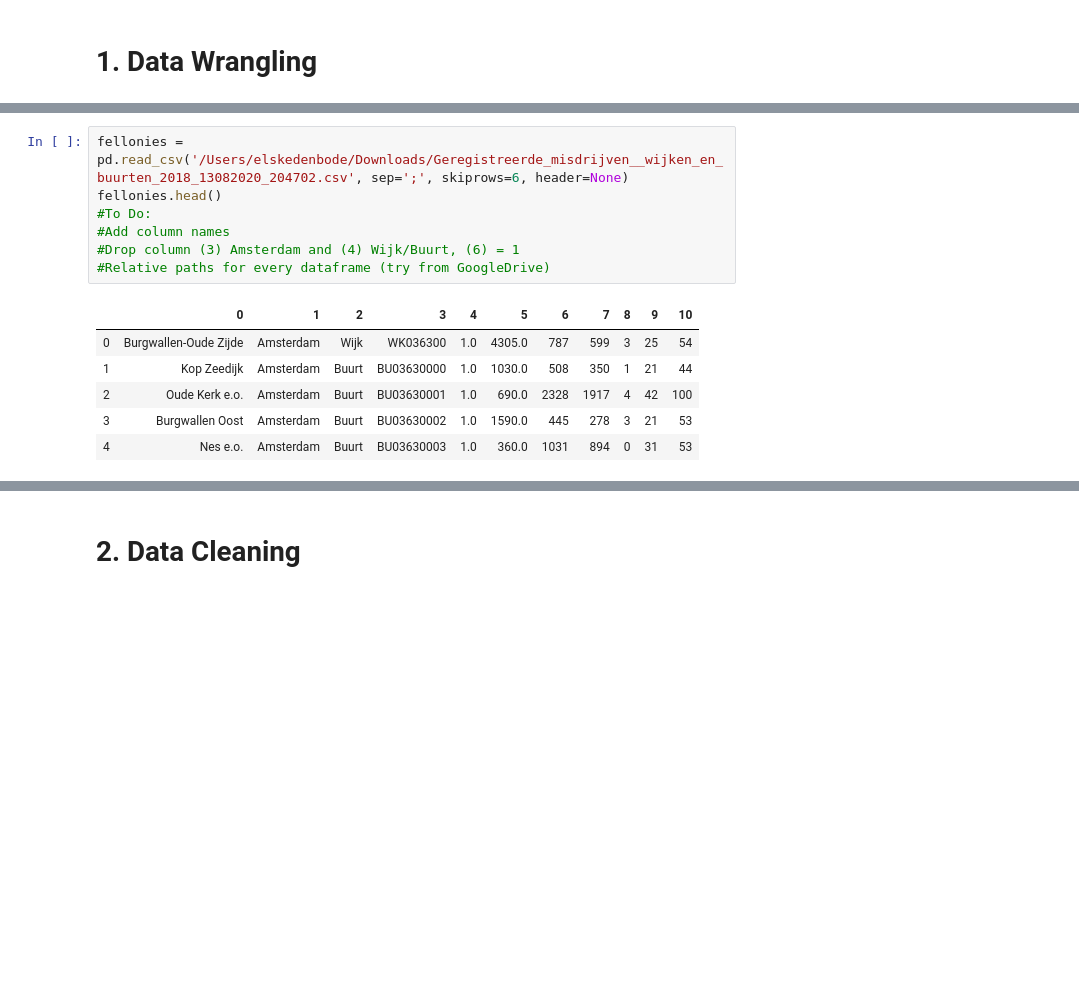
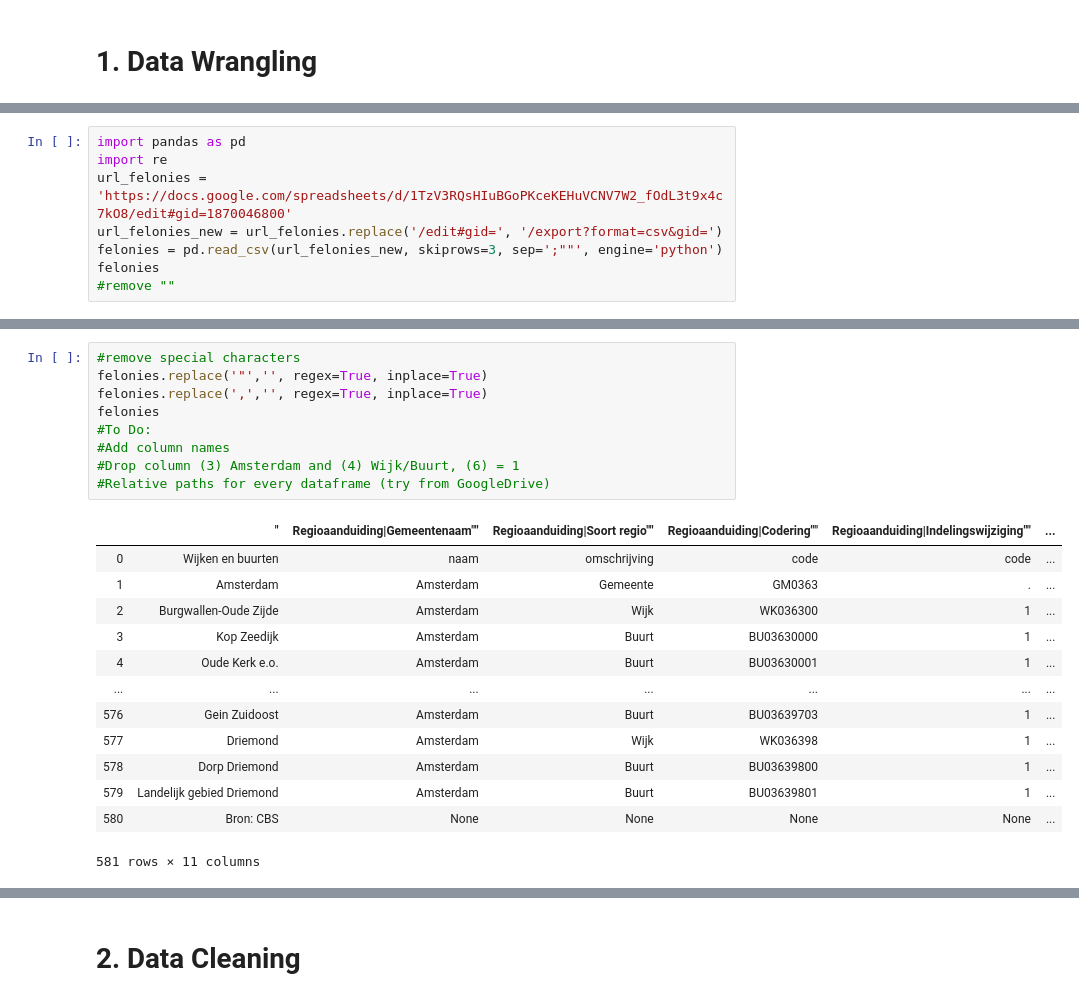
Before and after one commit to cmerticaru/Project_2_Amsterdam_dataptams2020, a Jupyter notebook: your-project/Analysis.ipynb, the cells around one changed output, grey strips where cells are left out. Cells and saved outputs as stored; diff of their text form; blank space fills up the shorter version.

```diff
--- a/your-project/Analysis.ipynb
+++ b/your-project/Analysis.ipynb
@@ -2,0 +5,8 @@
+# %%
+import pandas as pd
+import re
+url_felonies = 'https://docs.google.com/spreadsheets/d/1TzV3RQsHIuBGoPKceKEHuVCNV7W2_fOdL3t9x4c7kO8/edit#gid=1870046800'
+url_felonies_new = url_felonies.replace('/edit#gid=', '/export?format=csv&gid=')
+felonies = pd.read_csv(url_felonies_new, skiprows=3, sep=';""', engine='python')
+felonies
+#remove ""
@@ -3,14 +27,23 @@
 # %%
-fellonies = pd.read_csv('/Users/elskedenbode/Downloads/Geregistreerde_misdrijven__wijken_en_buurten_2018_13082020_204702.csv', sep=';', skiprows=6, header=None)
-fellonies.head()
+#remove special characters
+felonies.replace('"','', regex=True, inplace=True)
+felonies.replace(',','', regex=True, inplace=True)
+felonies
 #To Do:
 #Add column names
 #Drop column (3) Amsterdam and (4) Wijk/Buurt, (6) = 1
 #Relative paths for every dataframe (try from GoogleDrive)
 # %% [output]
-|  | 0 | 1 | 2 | 3 | 4 | 5 | 6 | 7 | 8 | 9 | 10 |
-| 0 | Burgwallen-Oude Zijde | Amsterdam | Wijk | WK036300 | 1.0 | 4305.0 | 787 | 599 | 3 | 25 | 54 |
-| 1 | Kop Zeedijk | Amsterdam | Buurt | BU03630000 | 1.0 | 1030.0 | 508 | 350 | 1 | 21 | 44 |
-| 2 | Oude Kerk e.o. | Amsterdam | Buurt | BU03630001 | 1.0 | 690.0 | 2328 | 1917 | 4 | 42 | 100 |
-| 3 | Burgwallen Oost | Amsterdam | Buurt | BU03630002 | 1.0 | 1590.0 | 445 | 278 | 3 | 21 | 53 |
-| 4 | Nes e.o. | Amsterdam | Buurt | BU03630003 | 1.0 | 360.0 | 1031 | 894 | 0 | 31 | 53 |
+|  | " | Regioaanduiding|Gemeentenaam"" | Regioaanduiding|Soort regio"" | Regioaanduiding|Codering"" | Regioaanduiding|Indelingswijziging"" | ... |
+| 0 | Wijken en buurten | naam | omschrijving | code | code | ... |
+| 1 | Amsterdam | Amsterdam | Gemeente | GM0363 | . | ... |
+| 2 | Burgwallen-Oude Zijde | Amsterdam | Wijk | WK036300 | 1 | ... |
+| 3 | Kop Zeedijk | Amsterdam | Buurt | BU03630000 | 1 | ... |
+| 4 | Oude Kerk e.o. | Amsterdam | Buurt | BU03630001 | 1 | ... |
+| ... | ... | ... | ... | ... | ... | ... |
+| 576 | Gein Zuidoost | Amsterdam | Buurt | BU03639703 | 1 | ... |
+| 577 | Driemond | Amsterdam | Wijk | WK036398 | 1 | ... |
+| 578 | Dorp Driemond | Amsterdam | Buurt | BU03639800 | 1 | ... |
+| 579 | Landelijk gebied Driemond | Amsterdam | Buurt | BU03639801 | 1 | ... |
+| 580 | Bron: CBS | None | None | None | None | ... |
+581 rows × 11 columns
```
Also changed, not shown: parts of 31 cells of this notebook.
